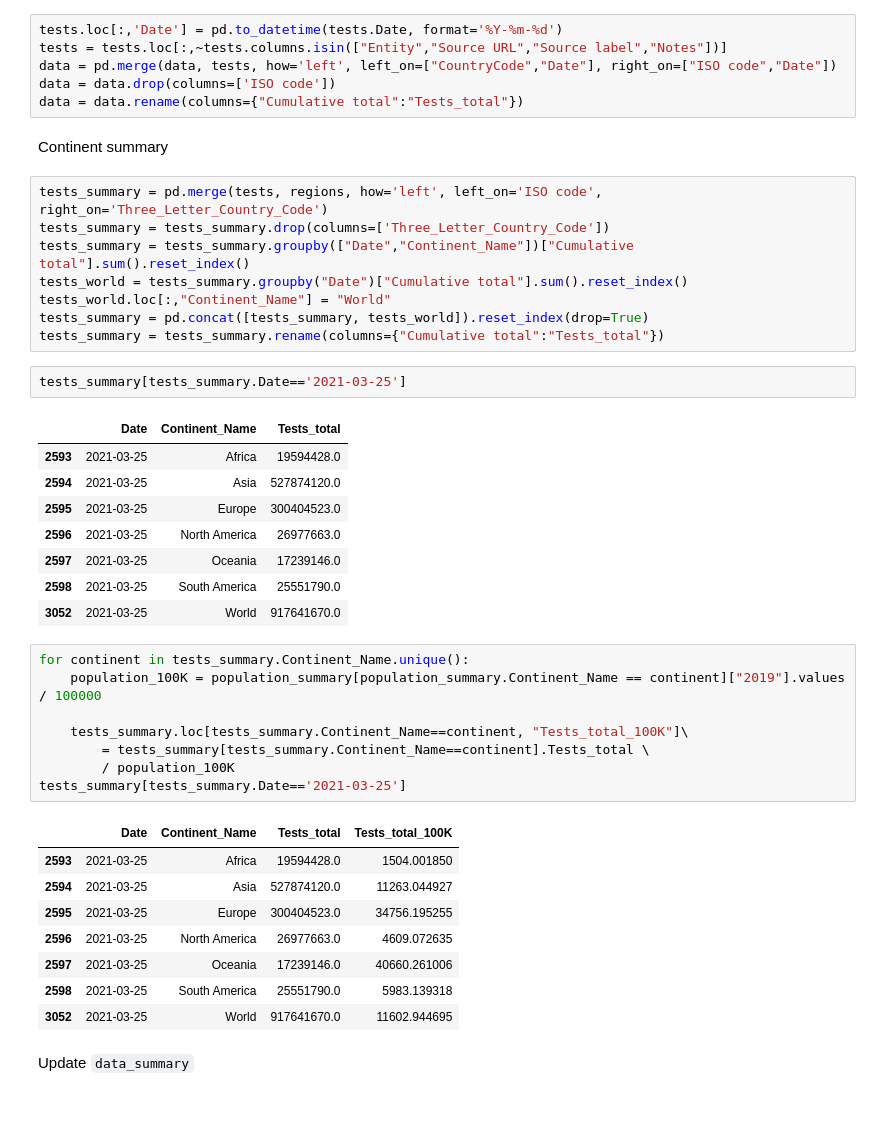
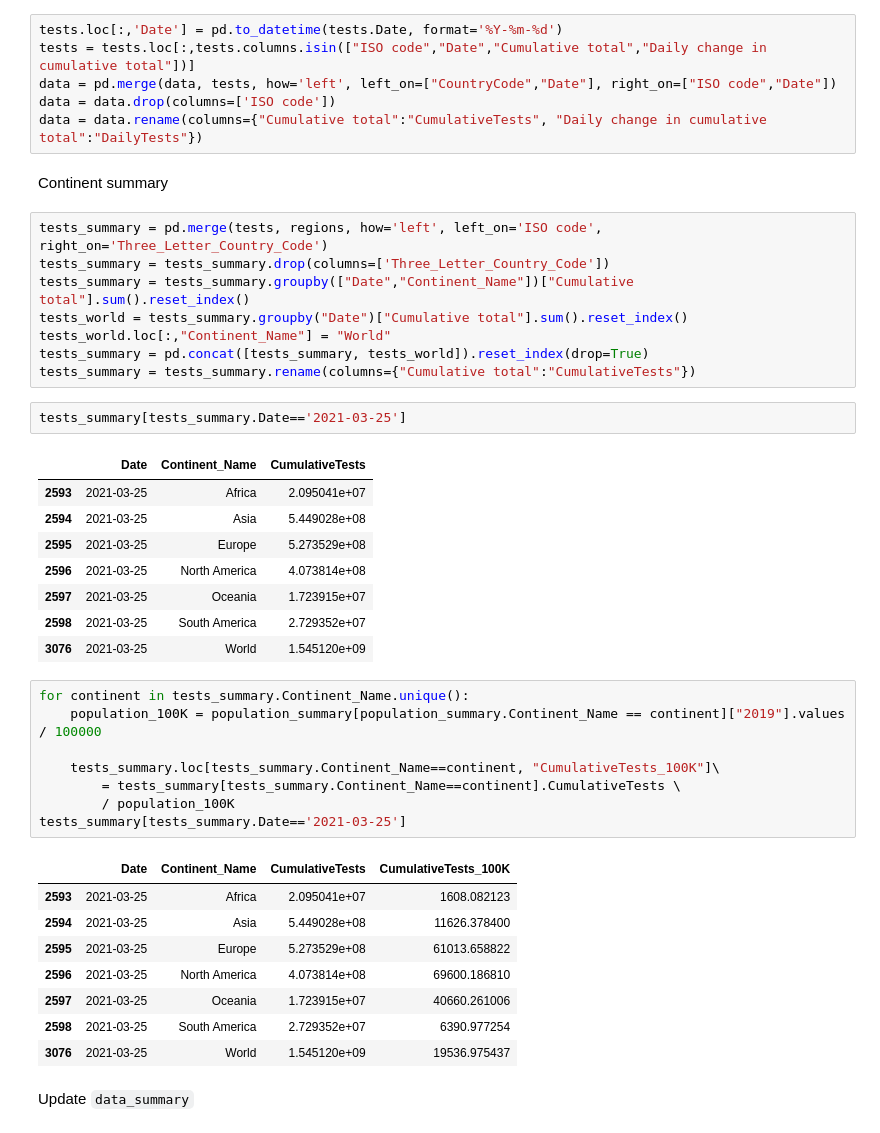
Before and after one commit to marija-grj/YACD, a Jupyter notebook: create-dataset.ipynb, the cells around one changed output. Drawn from its saved outputs; the diff is of its cells as text.

Commit message:
Added 14-day cumulative values per 100K, renamed some fields

```diff
--- a/create-dataset.ipynb
+++ b/create-dataset.ipynb
@@ -151,10 +151,10 @@ tests.loc[:,~tests.columns.isin(["Entity","Source URL","Source label","Notes"])]
 | 2 | ALB | 2020-02-27 | 4.0 | 17.0 | 0.006 | 0.001 | ... |
 # %%
 tests.loc[:,'Date'] = pd.to_datetime(tests.Date, format='%Y-%m-%d')
-tests = tests.loc[:,~tests.columns.isin(["Entity","Source URL","Source label","Notes"])]
+tests = tests.loc[:,tests.columns.isin(["ISO code","Date","Cumulative total","Daily change in cumulative total"])]
 data = pd.merge(data, tests, how='left', left_on=["CountryCode","Date"], right_on=["ISO code","Date"])
 data = data.drop(columns=['ISO code'])
-data = data.rename(columns={"Cumulative total":"Tests_total"})
+data = data.rename(columns={"Cumulative total":"CumulativeTests", "Daily change in cumulative total":"DailyTests"})
 # %% [markdown]
 Continent summary
 # %%
@@ -164,35 +164,35 @@ tests_summary = tests_summary.groupby(["Date","Continent_Name"])["Cumulative tot
 tests_world = tests_summary.groupby("Date")["Cumulative total"].sum().reset_index()
 tests_world.loc[:,"Continent_Name"] = "World"
 tests_summary = pd.concat([tests_summary, tests_world]).reset_index(drop=True)
-tests_summary = tests_summary.rename(columns={"Cumulative total":"Tests_total"})
+tests_summary = tests_summary.rename(columns={"Cumulative total":"CumulativeTests"})
 # %%
 tests_summary[tests_summary.Date=='2021-03-25']
 # %% [output]
-|  | Date | Continent_Name | Tests_total |
-| 2593 | 2021-03-25 | Africa | 19594428.0 |
-| 2594 | 2021-03-25 | Asia | 527874120.0 |
-| 2595 | 2021-03-25 | Europe | 300404523.0 |
-| 2596 | 2021-03-25 | North America | 26977663.0 |
-| 2597 | 2021-03-25 | Oceania | 17239146.0 |
-| 2598 | 2021-03-25 | South America | 25551790.0 |
-| 3052 | 2021-03-25 | World | 917641670.0 |
+|  | Date | Continent_Name | CumulativeTests |
+| 2593 | 2021-03-25 | Africa | 2.095041e+07 |
+| 2594 | 2021-03-25 | Asia | 5.449028e+08 |
+| 2595 | 2021-03-25 | Europe | 5.273529e+08 |
+| 2596 | 2021-03-25 | North America | 4.073814e+08 |
+| 2597 | 2021-03-25 | Oceania | 1.723915e+07 |
+| 2598 | 2021-03-25 | South America | 2.729352e+07 |
+| 3076 | 2021-03-25 | World | 1.545120e+09 |
 # %%
 for continent in tests_summary.Continent_Name.unique():
     population_100K = population_summary[population_summary.Continent_Name == continent]["2019"].values / 100000
 
-    tests_summary.loc[tests_summary.Continent_Name==continent, "Tests_total_100K"]\
-        = tests_summary[tests_summary.Continent_Name==continent].Tests_total \
+    tests_summary.loc[tests_summary.Continent_Name==continent, "CumulativeTests_100K"]\
+        = tests_summary[tests_summary.Continent_Name==continent].CumulativeTests \
         / population_100K
 tests_summary[tests_summary.Date=='2021-03-25']
 # %% [output]
-|  | Date | Continent_Name | Tests_total | Tests_total_100K |
-| 2593 | 2021-03-25 | Africa | 19594428.0 | 1504.001850 |
-| 2594 | 2021-03-25 | Asia | 527874120.0 | 11263.044927 |
-| 2595 | 2021-03-25 | Europe | 300404523.0 | 34756.195255 |
-| 2596 | 2021-03-25 | North America | 26977663.0 | 4609.072635 |
-| 2597 | 2021-03-25 | Oceania | 17239146.0 | 40660.261006 |
-| 2598 | 2021-03-25 | South America | 25551790.0 | 5983.139318 |
-| 3052 | 2021-03-25 | World | 917641670.0 | 11602.944695 |
+|  | Date | Continent_Name | CumulativeTests | CumulativeTests_100K |
+| 2593 | 2021-03-25 | Africa | 2.095041e+07 | 1608.082123 |
+| 2594 | 2021-03-25 | Asia | 5.449028e+08 | 11626.378400 |
+| 2595 | 2021-03-25 | Europe | 5.273529e+08 | 61013.658822 |
+| 2596 | 2021-03-25 | North America | 4.073814e+08 | 69600.186810 |
+| 2597 | 2021-03-25 | Oceania | 1.723915e+07 | 40660.261006 |
+| 2598 | 2021-03-25 | South America | 2.729352e+07 | 6390.977254 |
+| 3076 | 2021-03-25 | World | 1.545120e+09 | 19536.975437 |
 # %% [markdown]
 Update `data_summary`
 # %%
```
Also changed, not shown: parts of 12 cells of this notebook, 3 other files.
